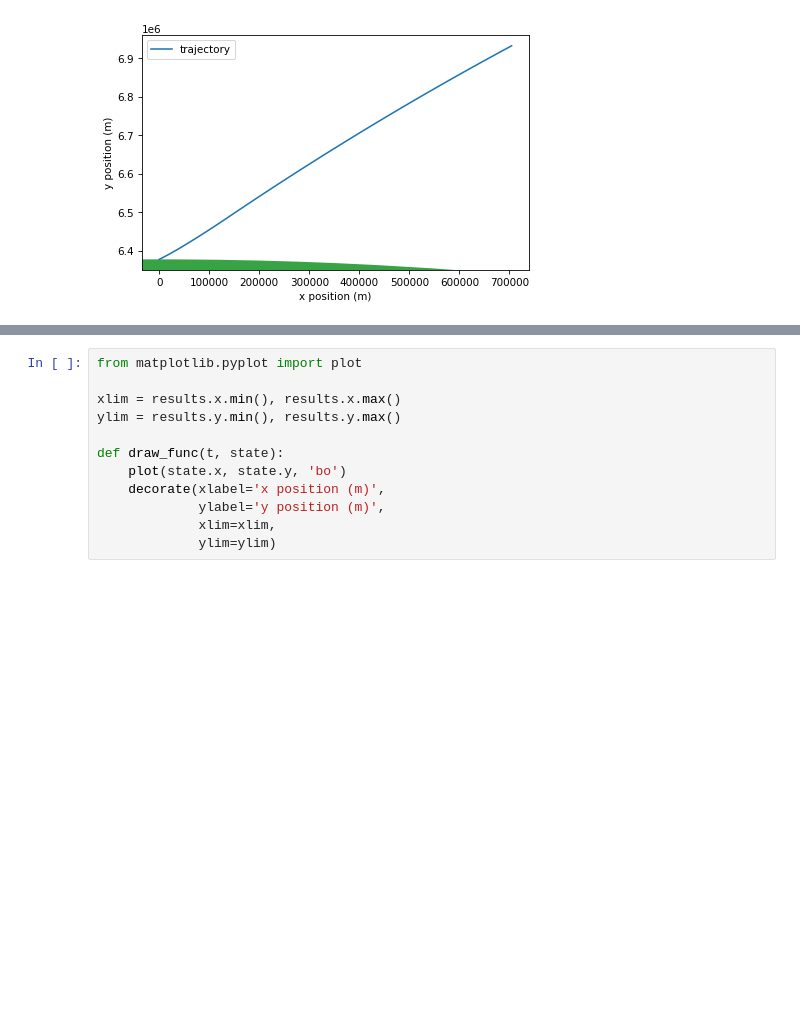
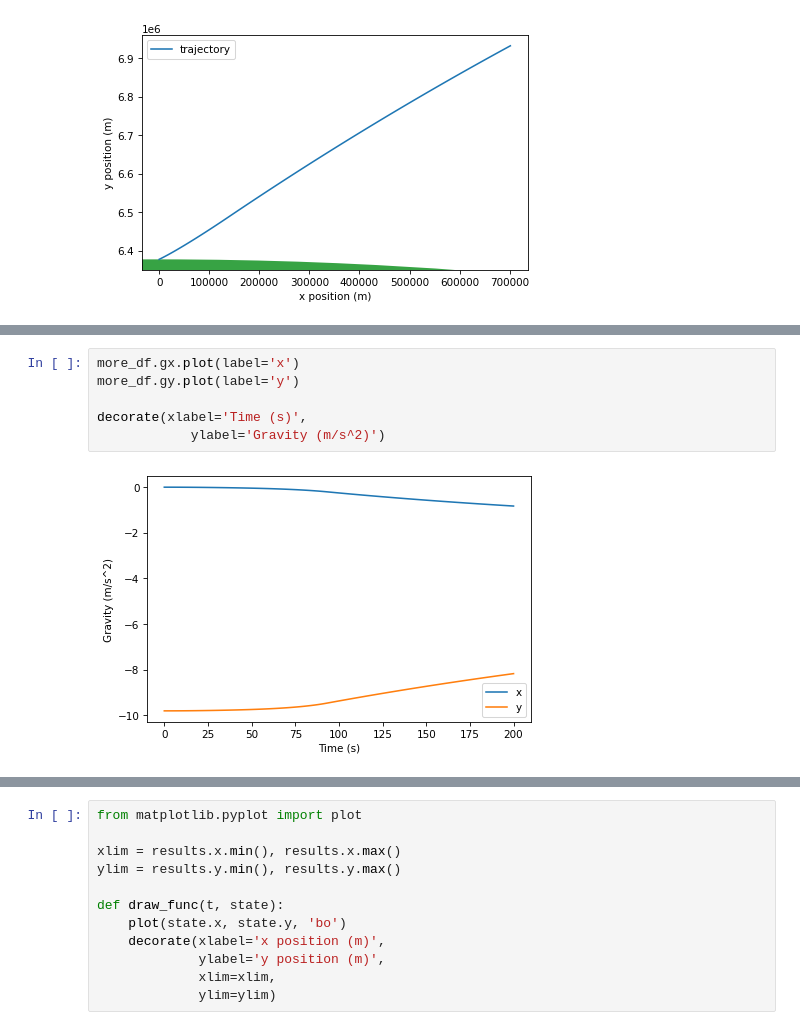
Before and after one commit to ShadowRonin/rocket-trajectory, a Jupyter notebook: rocketsim.ipynb, the cells around one changed output, grey strips where cells are left out. Drawn from its saved outputs; the diff is of its cells as text; blank space fills up the shorter version.

```diff
--- a/rocketsim.ipynb
+++ b/rocketsim.ipynb
@@ -259,0 +304,8 @@ plot_trajectory(results)
+# %%
+more_df.gx.plot(label='x')
+more_df.gy.plot(label='y')
+
+decorate(xlabel='Time (s)',
+            ylabel='Gravity (m/s^2)')
+# %% [output]
+[figure, added]
```
Also changed, not shown: parts of 17 cells of this notebook, 2 other files.
